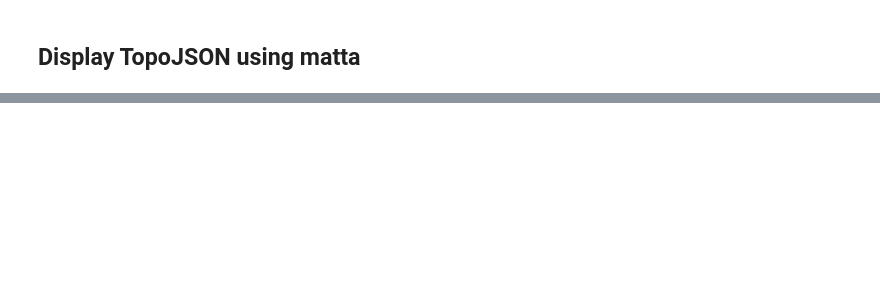
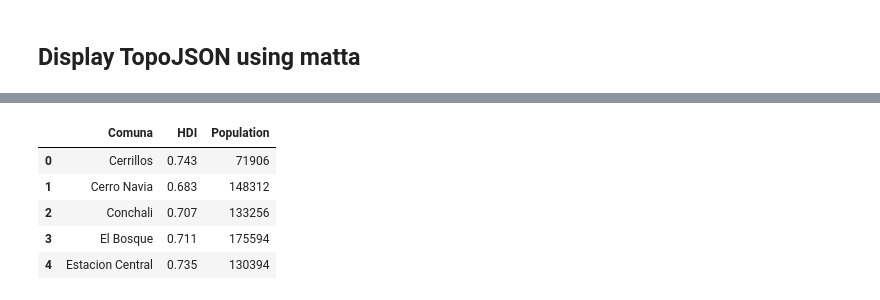
Before and after one commit to zorzalerrante/datagramas, a Jupyter notebook: examples/Let's Make a Map Too.ipynb, the cells around one changed output, grey strips where cells are left out. Cells and saved outputs as stored; diff of their text form; code cells hidden in the pictures; blank space fills up the shorter version.

```diff
--- a/examples/Let's Make a Map Too.ipynb
+++ b/examples/Let's Make a Map Too.ipynb
@@ -173,0 +175,11 @@ df.head()
+# %%
+df['Population'] = df['Población (2002)?'] * 1000
+df = df.loc[:,('Comuna', 'HDI', 'Population')]
+df.head()
+# %% [output]
+|  | Comuna | HDI | Population |
+| 0 | Cerrillos | 0.743 | 71906 |
+| 1 | Cerro Navia | 0.683 | 148312 |
+| 2 | Conchali | 0.707 | 133256 |
+| 3 | El Bosque | 0.711 | 175594 |
+| 4 | Estacion Central | 0.735 | 130394 |
```
Also changed, not shown: parts of 34 cells of this notebook, 25 other files.
